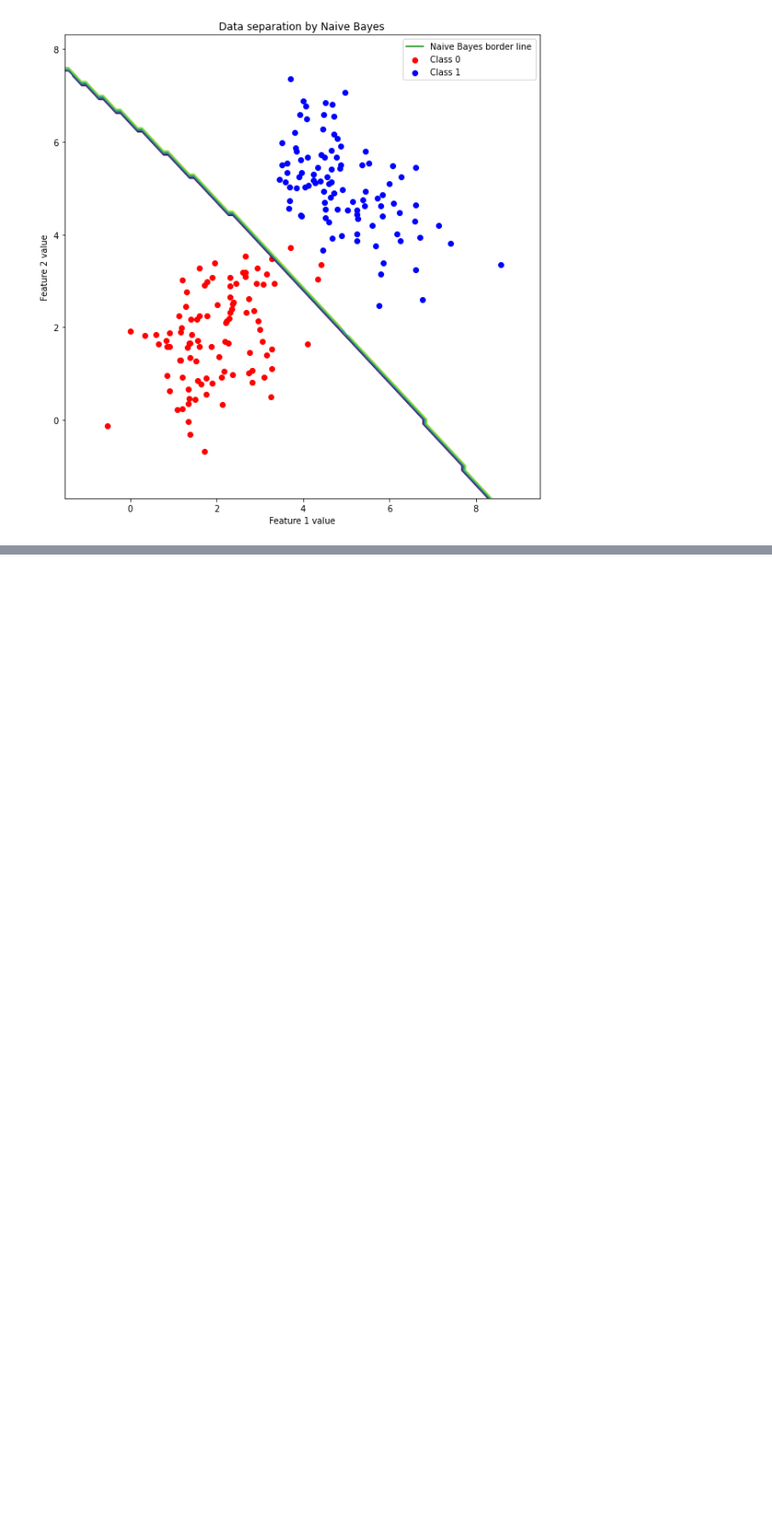
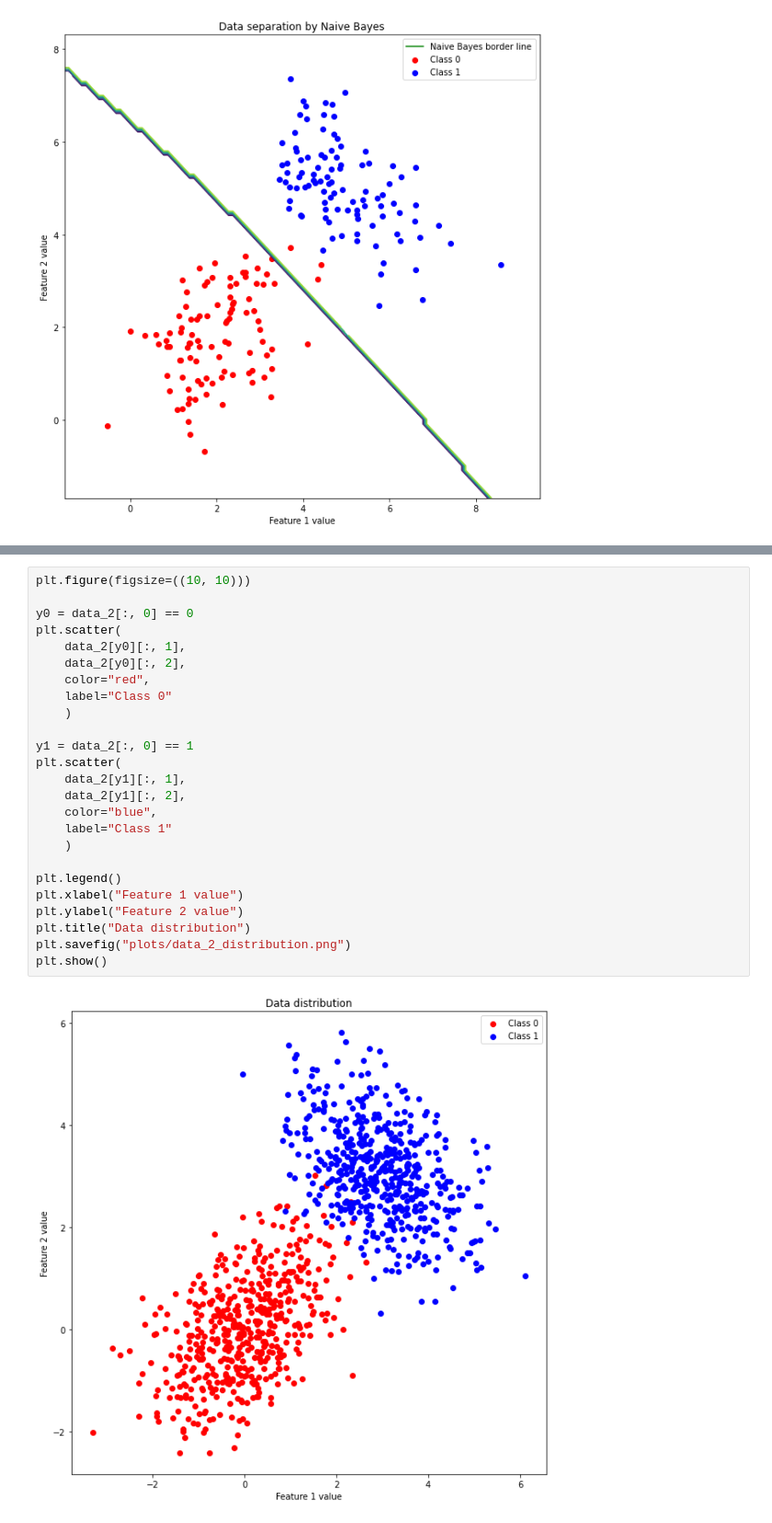
Before and after one commit to LJaremek/AdvancedMachineLearning-MINI, a Jupyter notebook: lab_1/TestingClassifiers.ipynb, the cells around one changed output, grey strips where cells are left out. Shown at 92% size. Cells and saved outputs as stored; diff of their text form; blank space fills up the shorter version.

```diff
--- a/lab_1/TestingClassifiers.ipynb
+++ b/lab_1/TestingClassifiers.ipynb
@@ -149,0 +267,27 @@ plt.show()
+# %%
+plt.figure(figsize=((10, 10)))
+
+y0 = data_2[:, 0] == 0
+plt.scatter(
+    data_2[y0][:, 1],
+    data_2[y0][:, 2],
+    color="red",
+    label="Class 0"
+    )
+
+y1 = data_2[:, 0] == 1
+plt.scatter(
+    data_2[y1][:, 1],
+    data_2[y1][:, 2],
+    color="blue",
+    label="Class 1"
+    )
+
+plt.legend()
+plt.xlabel("Feature 1 value")
+plt.ylabel("Feature 2 value")
+plt.title("Data distribution")
+plt.savefig("plots/data_2_distribution.png")
+plt.show()
+# %% [output]
+[figure, added]
```
Also changed, not shown: parts of 8 cells of this notebook, 2 other files.
